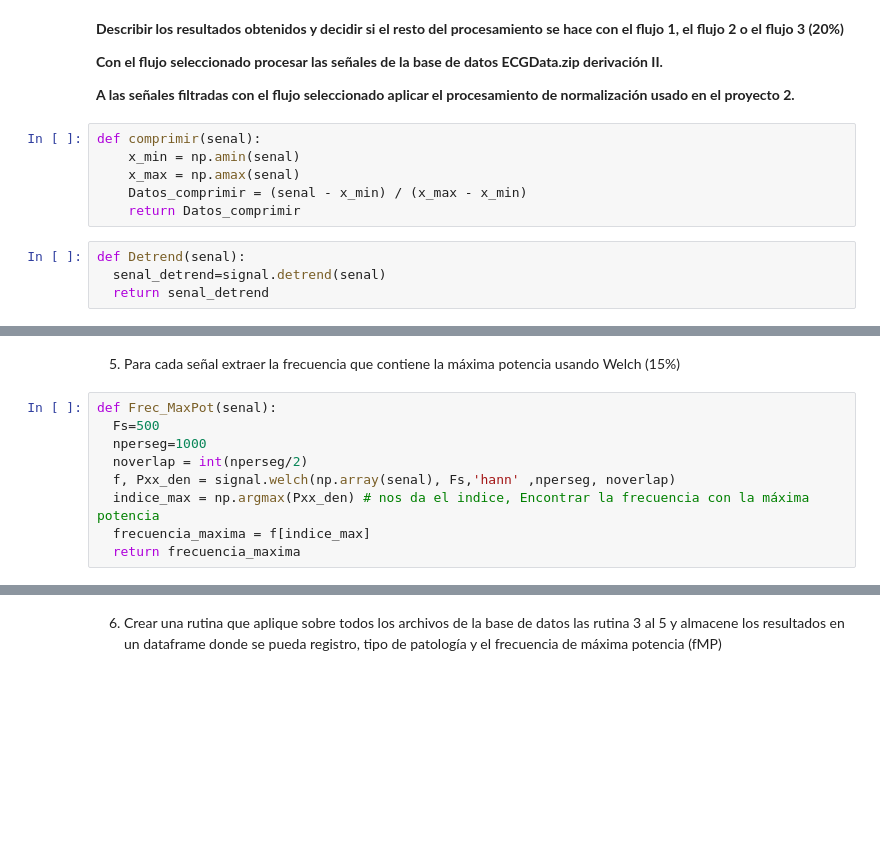
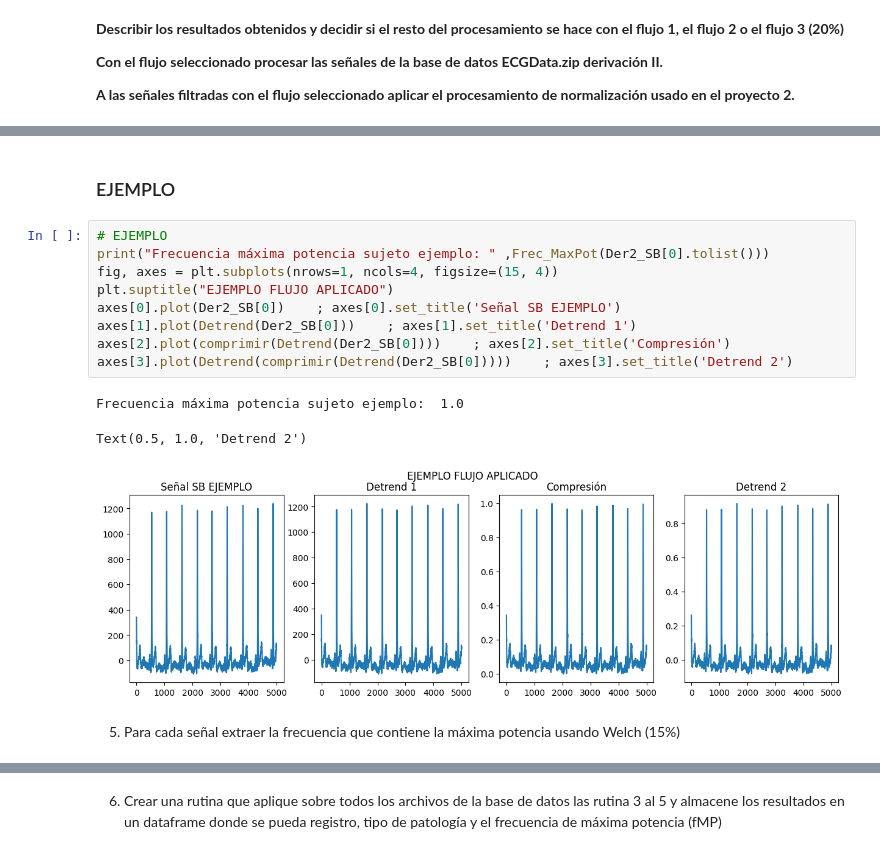
Before and after one commit to ZamantaEst/Lab_Biosenales, a Jupyter notebook: Proyecto_3/Proyecto3_G2_Isabela_Zamanta_Daniel.ipynb, the cells around one changed output, grey strips where cells are left out. Drawn from its saved outputs; the diff is of its cells as text; blank space fills up the shorter version.

```diff
--- a/Proyecto_3/Proyecto3_G2_Isabela_Zamanta_Daniel.ipynb
+++ b/Proyecto_3/Proyecto3_G2_Isabela_Zamanta_Daniel.ipynb
@@ -314,13 +225,3 @@ plt.show()
 **Con el flujo seleccionado procesar las señales de la base de datos ECGData.zip derivación II.**
 
 **A las señales filtradas con el flujo seleccionado aplicar el procesamiento de normalización usado en el proyecto 2.**
-# %%
-def comprimir(senal):
-    x_min = np.amin(senal)
-    x_max = np.amax(senal)
-    Datos_comprimir = (senal - x_min) / (x_max - x_min)
-    return Datos_comprimir
-# %%
-def Detrend(senal):
-  senal_detrend=signal.detrend(senal)
-  return senal_detrend
@@ -327,11 +242,17 @@ def Detrend(senal):
+# %% [markdown]
+### EJEMPLO
+# %%
+# EJEMPLO
+print("Frecuencia máxima potencia sujeto ejemplo: " ,Frec_MaxPot(Der2_SB[0].tolist()))
+fig, axes = plt.subplots(nrows=1, ncols=4, figsize=(15, 4))
+plt.suptitle("EJEMPLO FLUJO APLICADO")
+axes[0].plot(Der2_SB[0])    ; axes[0].set_title('Señal SB EJEMPLO')
+axes[1].plot(Detrend(Der2_SB[0]))    ; axes[1].set_title('Detrend 1')
+axes[2].plot(comprimir(Detrend(Der2_SB[0])))    ; axes[2].set_title('Compresión')
+axes[3].plot(Detrend(comprimir(Detrend(Der2_SB[0]))))    ; axes[3].set_title('Detrend 2')
+# %% [output]
+Frecuencia máxima potencia sujeto ejemplo:  1.0
+Text(0.5, 1.0, 'Detrend 2')
+[figure, added]
 # %% [markdown]
 5. Para cada señal extraer la frecuencia que contiene la máxima potencia usando Welch (15%)
-# %%
-def Frec_MaxPot(senal):
-  Fs=500
-  nperseg=1000
-  noverlap = int(nperseg/2)
-  f, Pxx_den = signal.welch(np.array(senal), Fs,'hann' ,nperseg, noverlap)
-  indice_max = np.argmax(Pxx_den) # nos da el indice, Encontrar la frecuencia con la máxima potencia
-  frecuencia_maxima = f[indice_max]
-  return frecuencia_maxima
```
Also changed, not shown: parts of 27 cells of this notebook, 5 other files.
